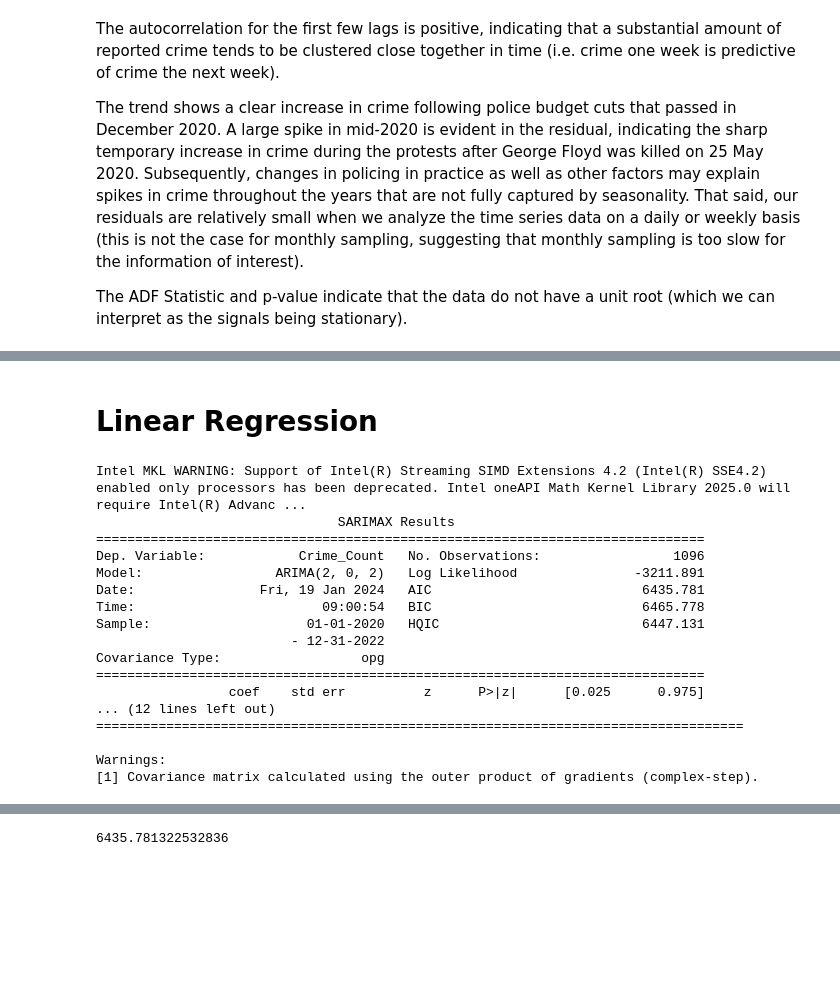
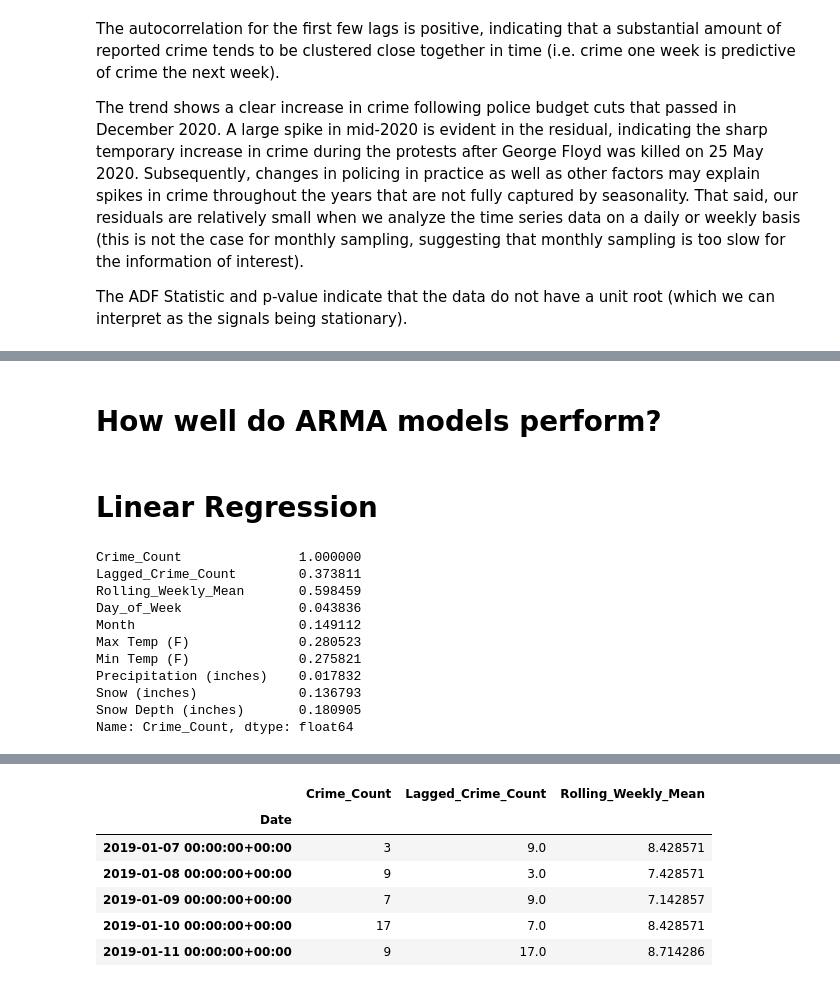
Before and after one commit to obaidkhurram/msp_crime_functions, a Jupyter notebook: MSP_crime.ipynb, the cells around one changed output, grey strips where cells are left out. Drawn from its saved outputs; the diff is of its cells as text; code cells hidden in the pictures; blank space fills up the shorter version.

```diff
--- a/MSP_crime.ipynb
+++ b/MSP_crime.ipynb
@@ -791,3 +671,5 @@ fig.show()
+# %% [markdown]
+# How well do ARMA models perform?
 # %% [markdown]
 # Linear Regression
 # %%
@@ -822,23 +704,20 @@ corr_matrix = df_daily_crime_merge.corr()
 corr_with_target = corr_matrix['Crime_Count'].abs()
 # Filter variables with correlation above the arbitrary threshold
 vars_with_predpower = corr_with_target[corr_with_target > 0.25].index.tolist()
+[print(corr_with_target)]
 df_daily_crime_merge = df_daily_crime_merge[vars_with_predpower]
-df_daily_crime_merge
+
+df_daily_simple = df_daily_crime_merge[corr_with_target[corr_with_target > 0.35].index.tolist()]
+df_daily_simple.head()
 # %% [output]
-Intel MKL WARNING: Support of Intel(R) Streaming SIMD Extensions 4.2 (Intel(R) SSE4.2) enabled only processors has been deprecated. Intel oneAPI Math Kernel Library 2025.0 will require Intel(R) Advanc ...
-                               SARIMAX Results
-==============================================================================
-Dep. Variable:            Crime_Count   No. Observations:                 1096
-Model:                 ARIMA(2, 0, 2)   Log Likelihood               -3211.891
-Date:                Fri, 19 Jan 2024   AIC                           6435.781
-Time:                        09:00:54   BIC                           6465.778
-Sample:                    01-01-2020   HQIC                          6447.131
-                         - 12-31-2022
-Covariance Type:                  opg
-==============================================================================
-                 coef    std err          z      P>|z|      [0.025      0.975]
-... (12 lines left out)
-===================================================================================
-
-Warnings:
-[1] Covariance matrix calculated using the outer product of gradients (complex-step).
+Crime_Count               1.000000
+Lagged_Crime_Count        0.373811
+Rolling_Weekly_Mean       0.598459
+Day_of_Week               0.043836
+Month                     0.149112
+Max Temp (F)              0.280523
+Min Temp (F)              0.275821
+Precipitation (inches)    0.017832
+Snow (inches)             0.136793
+Snow Depth (inches)       0.180905
+Name: Crime_Count, dtype: float64
@@ -846,2 +724,8 @@ Warnings:
-6435.781322532836
+|  | Crime_Count | Lagged_Crime_Count | Rolling_Weekly_Mean |
+| Date |  |  |  |
+| 2019-01-07 00:00:00+00:00 | 3 | 9.0 | 8.428571 |
+| 2019-01-08 00:00:00+00:00 | 9 | 3.0 | 7.428571 |
+| 2019-01-09 00:00:00+00:00 | 7 | 9.0 | 7.142857 |
+| 2019-01-10 00:00:00+00:00 | 17 | 7.0 | 8.428571 |
+| 2019-01-11 00:00:00+00:00 | 9 | 17.0 | 8.714286 |
 # %%
```
Also changed, not shown: parts of 22 cells of this notebook.
